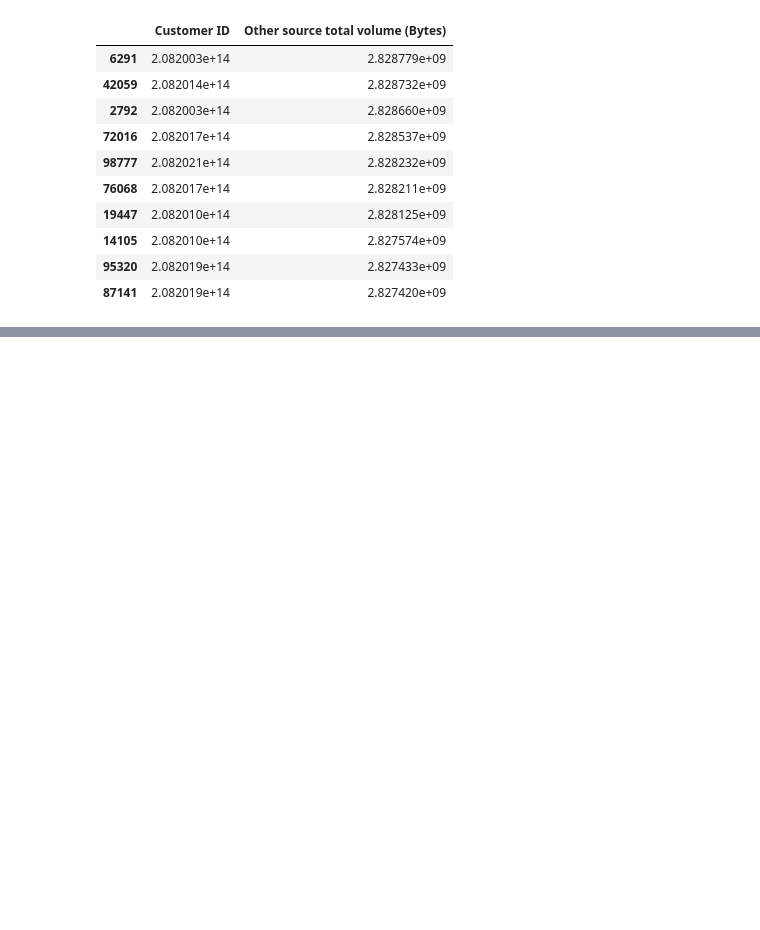
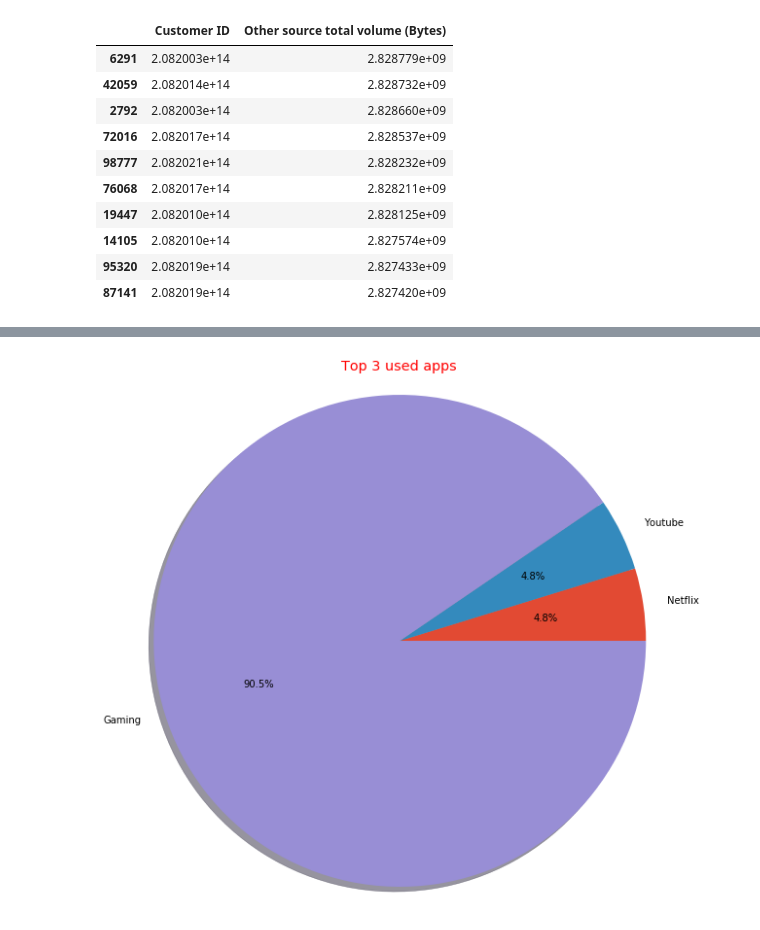
Before and after one commit to maxi1571/Telecommunication-User-Analytics, a Jupyter notebook: notebooks/data_analysis.ipynb, the cells around one changed output, grey strips where cells are left out. Saved outputs shown, nothing was run; the diff lists cells and outputs as text; code cells hidden in the pictures; blank space fills up the shorter version.

```diff
--- a/notebooks/data_analysis.ipynb
+++ b/notebooks/data_analysis.ipynb
@@ -845,0 +882,11 @@ new.sort_values(by='Other source total volume (Bytes)',
+# %%
+labels = ['Netflix','Youtube','Gaming']
+sizes.sort()
+top3 = sizes[3:]
+fig1, ax1 = plt.subplots(figsize = (10, 10))
+ax1.pie(top3, labels=labels, autopct='%1.1f%%', shadow=True)
+ax1.axis('equal')
+plt.title("Top 3 used apps", color='red')
+plt.show()
+# %% [output]
+[figure, added]
```
Also changed, not shown: parts of 7 cells of this notebook.
